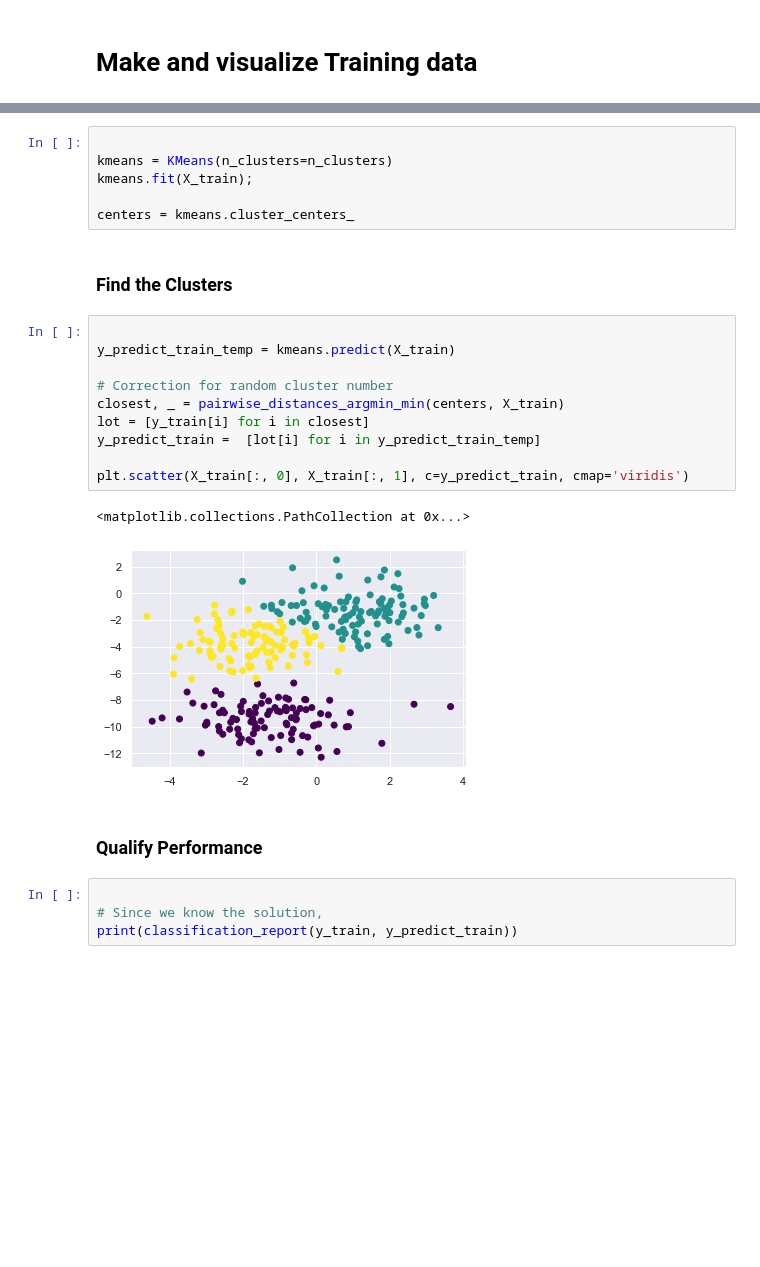
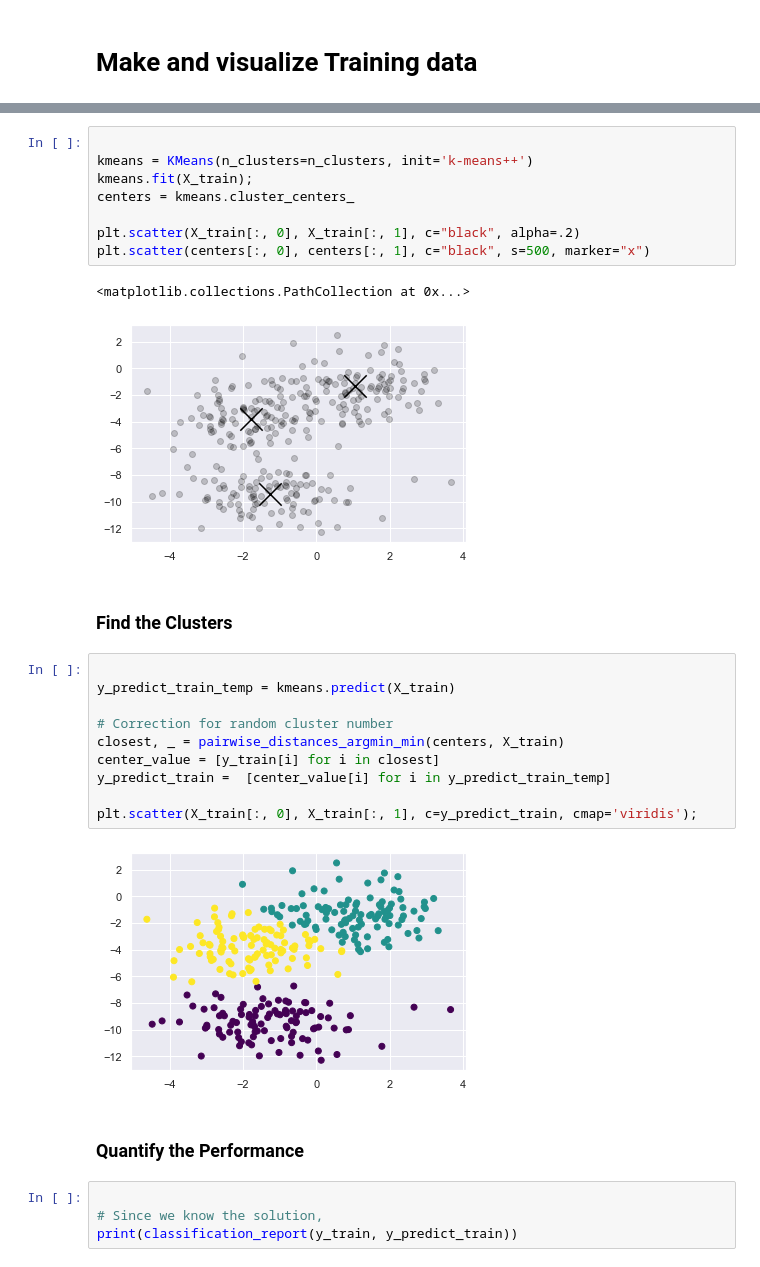
Before and after one commit to ers230/LaerdalDataSummit, a Jupyter notebook: Lab/kMeans_Exercise.ipynb, the cells around one changed output, grey strips where cells are left out. Cells and saved outputs as stored; diff of their text form; blank space fills up the shorter version.

```diff
--- a/Lab/kMeans_Exercise.ipynb
+++ b/Lab/kMeans_Exercise.ipynb
@@ -32,9 +31,14 @@ plt.scatter(X_train[:, 0], X_train[:, 1], c="black")
 # %%
 
-kmeans = KMeans(n_clusters=n_clusters)
+kmeans = KMeans(n_clusters=n_clusters, init='k-means++')
 kmeans.fit(X_train);
+centers = kmeans.cluster_centers_
 
-centers = kmeans.cluster_centers_
+plt.scatter(X_train[:, 0], X_train[:, 1], c="black", alpha=.2)
+plt.scatter(centers[:, 0], centers[:, 1], c="black", s=500, marker="x")
+# %% [output]
+<matplotlib.collections.PathCollection at 0x...>
+[figure, added]
 # %% [markdown]
 ### Find the Clusters
 # %%
@@ -43,15 +47,14 @@ y_predict_train_temp = kmeans.predict(X_train)
 
 # Correction for random cluster number
 closest, _ = pairwise_distances_argmin_min(centers, X_train)
-lot = [y_train[i] for i in closest]
-y_predict_train =  [lot[i] for i in y_predict_train_temp]
+center_value = [y_train[i] for i in closest]
+y_predict_train =  [center_value[i] for i in y_predict_train_temp]
 
-plt.scatter(X_train[:, 0], X_train[:, 1], c=y_predict_train, cmap='viridis')
+plt.scatter(X_train[:, 0], X_train[:, 1], c=y_predict_train, cmap='viridis');
 # %% [output]
-<matplotlib.collections.PathCollection at 0x...>
 [figure]
 # %% [markdown]
-### Qualify Performance
+### Quantify the Performance
 # %%
 
 # Since we know the solution,
```
Also changed, not shown: parts of 8 cells of this notebook, 5 other files.
